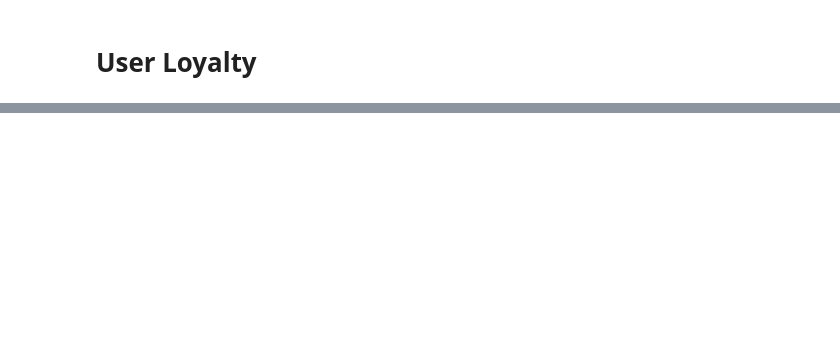
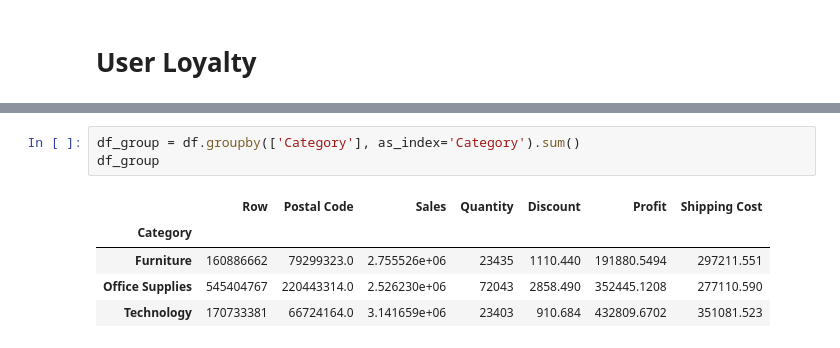
Before and after one commit to Joshfrederich/TechnoskillEZ, a Jupyter notebook: EZWIN.ipynb, the cells around one changed output, grey strips where cells are left out. Drawn from its saved outputs; the diff is of its cells as text; blank space fills up the shorter version.

```diff
--- a/EZWIN.ipynb
+++ b/EZWIN.ipynb
@@ -337,0 +348,9 @@ plt.show()
+# %%
+df_group = df.groupby(['Category'], as_index='Category').sum()
+df_group
+# %% [output]
+|  | Row | Postal Code | Sales | Quantity | Discount | Profit | Shipping Cost |
+| Category |  |  |  |  |  |  |  |
+| Furniture | 160886662 | 79299323.0 | 2.755526e+06 | 23435 | 1110.440 | 191880.5494 | 297211.551 |
+| Office Supplies | 545404767 | 220443314.0 | 2.526230e+06 | 72043 | 2858.490 | 352445.1208 | 277110.590 |
+| Technology | 170733381 | 66724164.0 | 3.141659e+06 | 23403 | 910.684 | 432809.6702 | 351081.523 |
```
Also changed, not shown: parts of 6 cells of this notebook.
